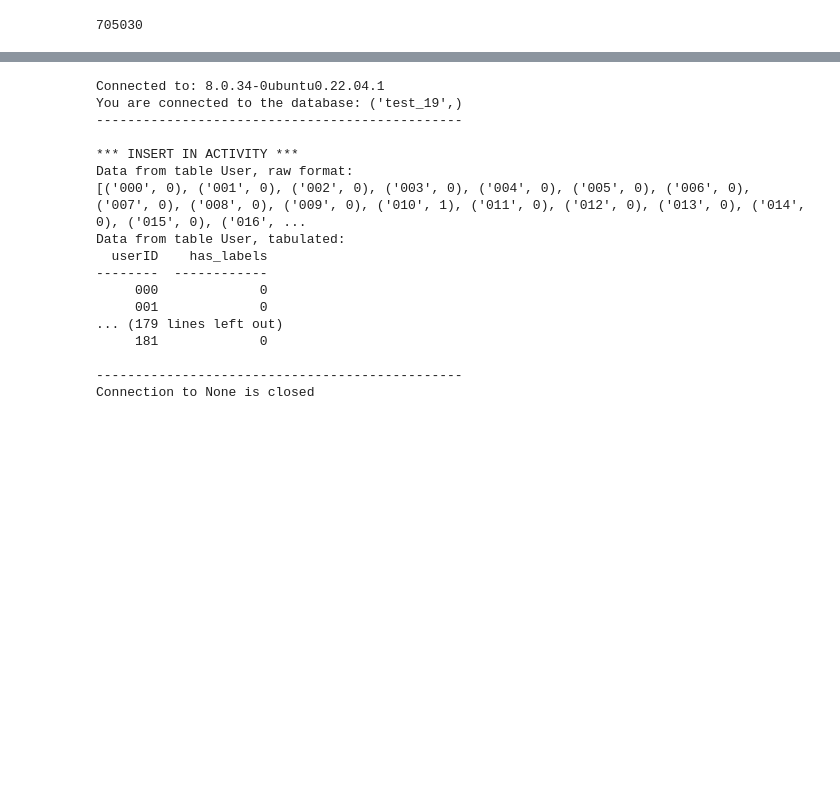
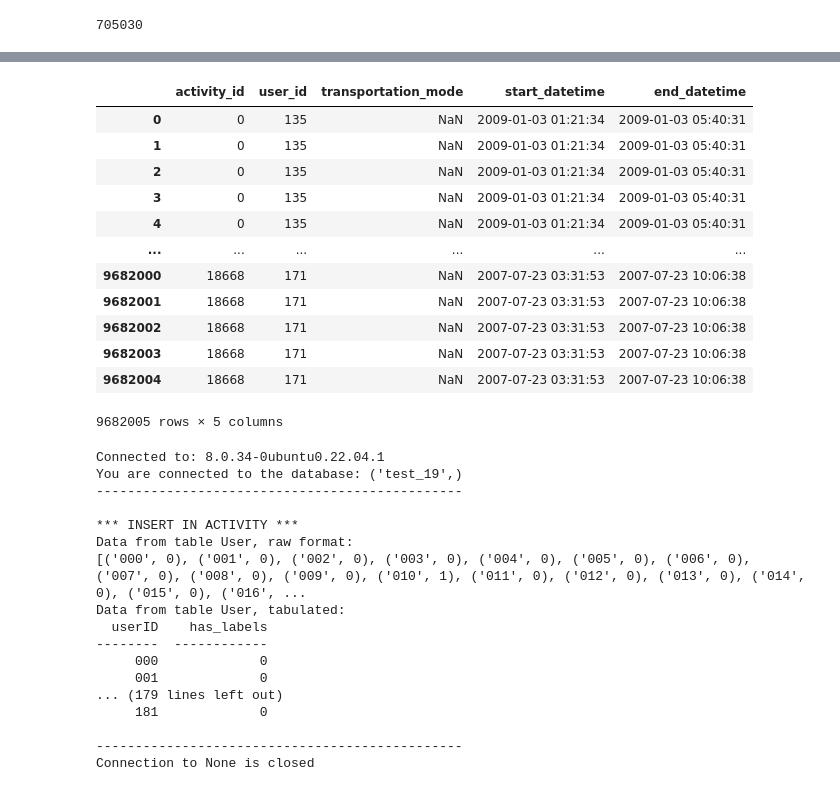
Before and after one commit to stasikvictoria/Very_large_distributed_data_volumes_exercise2, a Jupyter notebook: code/exercise2-viki.ipynb, the cells around one changed output, grey strips where cells are left out. Saved outputs shown, nothing was run; the diff lists cells and outputs as text; code cells hidden in the pictures; blank space fills up the shorter version.

```diff
--- a/code/exercise2-viki.ipynb
+++ b/code/exercise2-viki.ipynb
@@ -411,3 +435,19 @@ not_nan_count
+# %%
+activity_table
+# %% [output]
+|  | activity_id | user_id | transportation_mode | start_datetime | end_datetime |
+| 0 | 0 | 135 | NaN | 2009-01-03 01:21:34 | 2009-01-03 05:40:31 |
+| 1 | 0 | 135 | NaN | 2009-01-03 01:21:34 | 2009-01-03 05:40:31 |
+| 2 | 0 | 135 | NaN | 2009-01-03 01:21:34 | 2009-01-03 05:40:31 |
+| 3 | 0 | 135 | NaN | 2009-01-03 01:21:34 | 2009-01-03 05:40:31 |
+| 4 | 0 | 135 | NaN | 2009-01-03 01:21:34 | 2009-01-03 05:40:31 |
+| ... | ... | ... | ... | ... | ... |
+| 9682000 | 18668 | 171 | NaN | 2007-07-23 03:31:53 | 2007-07-23 10:06:38 |
+| 9682001 | 18668 | 171 | NaN | 2007-07-23 03:31:53 | 2007-07-23 10:06:38 |
+| 9682002 | 18668 | 171 | NaN | 2007-07-23 03:31:53 | 2007-07-23 10:06:38 |
+| 9682003 | 18668 | 171 | NaN | 2007-07-23 03:31:53 | 2007-07-23 10:06:38 |
+| 9682004 | 18668 | 171 | NaN | 2007-07-23 03:31:53 | 2007-07-23 10:06:38 |
+9682005 rows × 5 columns
 # %%
 class Task1:
 
```
Also changed, not shown: parts of 3 cells of this notebook.
